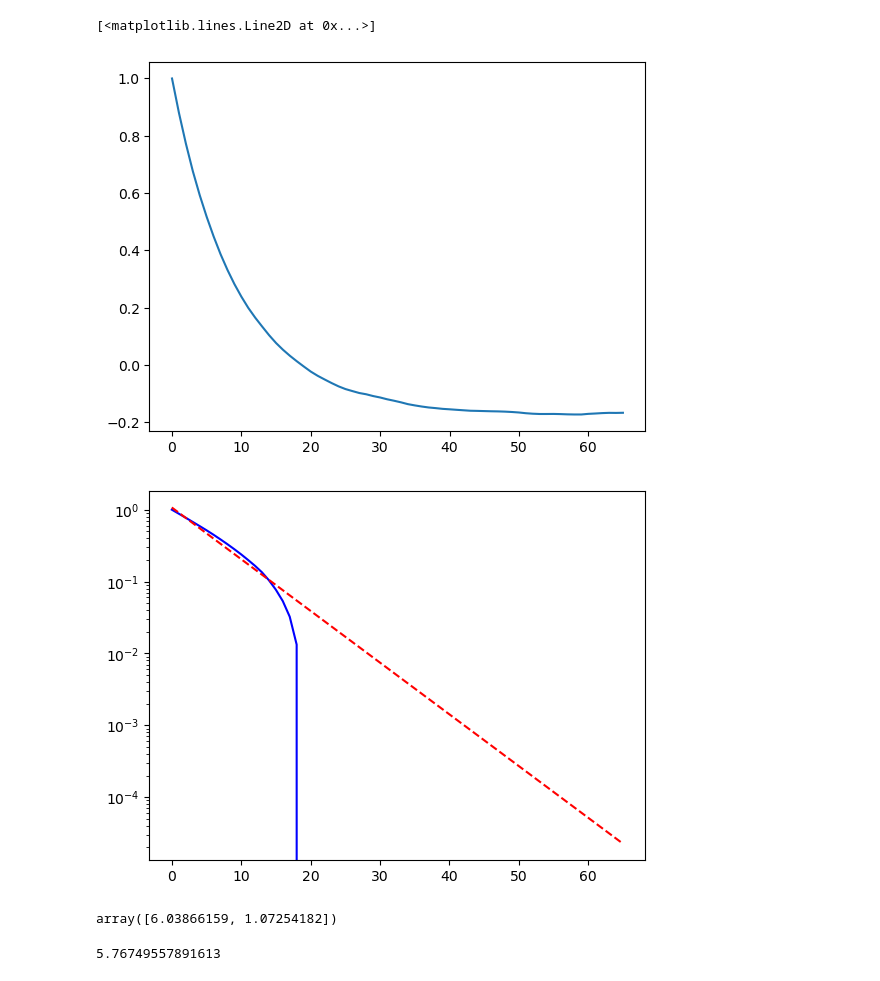
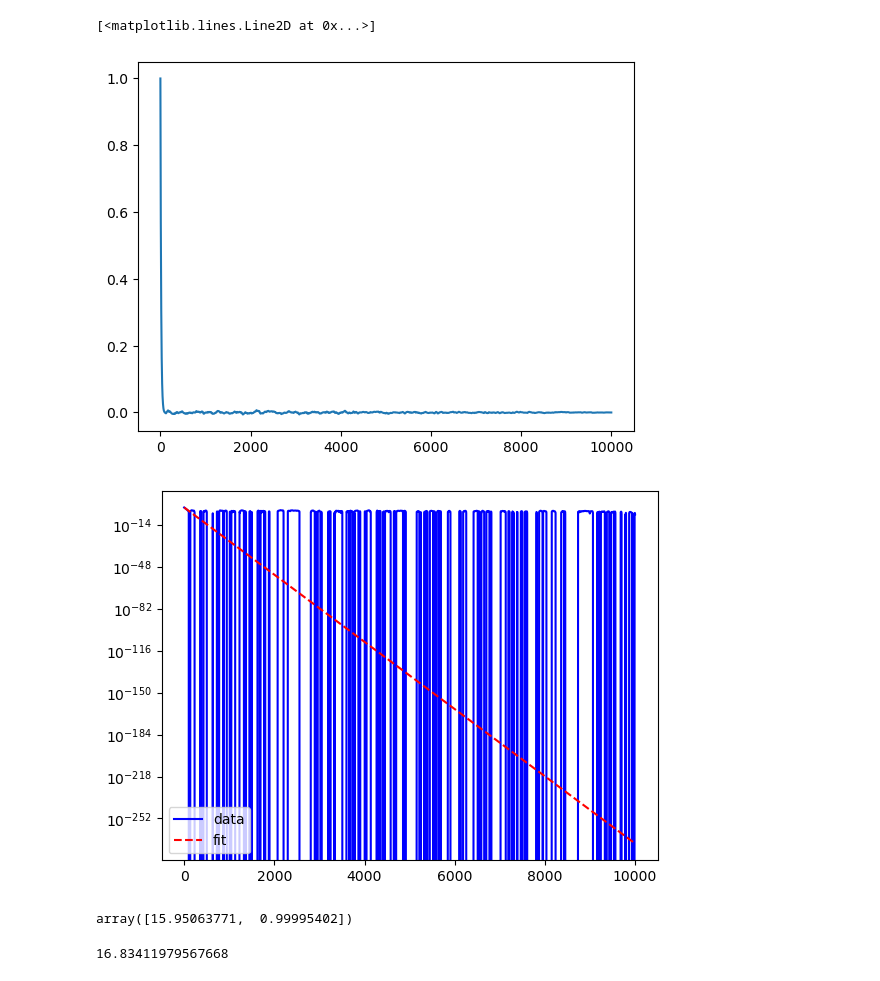
Before and after one commit to shivom-gupta/Thesis, a Jupyter notebook: autocorr.ipynb, the cells around one changed output. Saved outputs shown, nothing was run; the diff lists cells and outputs as text; code cells hidden in the pictures.

```diff
--- a/autocorr.ipynb
+++ b/autocorr.ipynb
@@ -5,13 +6,13 @@ from acf import *
 # %%
 size = 1_000
-n_steps = 100_000
-beta = 2.0
+n_steps = 10_000_000
+beta = 1.0
 J = 1.0
 h = 0.0
 # %%
-corr = acf_multi(300)
+corr = acf_multi(300, size, n_steps, beta, J, h)
 # %%
 plt.plot(corr)
 # %% [output]
 [<matplotlib.lines.Line2D at 0x...>]
-[figure, old version]
+[figure, new version]
@@ -21,16 +20,17 @@ from scipy.optimize import curve_fit
 def exponential_decay(x, tau, a=1):
     return a * np.exp(-x/tau)
 # %%
-x = np.arange(66)
+x = np.arange(corr.shape[0])
 # %%
 params, _ = curve_fit(exponential_decay, x, corr)
 # %%
 plt.plot(x, corr, 'b-', label='data')
 plt.plot(x, exponential_decay(x, *params), 'r--', label='fit')
 plt.yscale('log')
+plt.legend();
 # %% [output]
-[figure, old version]
+[figure, new version]
 # %%
 params
 # %% [output]
-array([6.03866159, 1.07254182])
+array([15.95063771,  0.99995402])
@@ -46,4 +45,4 @@ for i in x:
 # %%
 tau
 # %% [output]
-5.76749557891613
+16.83411979567668
```
Also changed, not shown: parts of 4 cells of this notebook, 6 other files.
